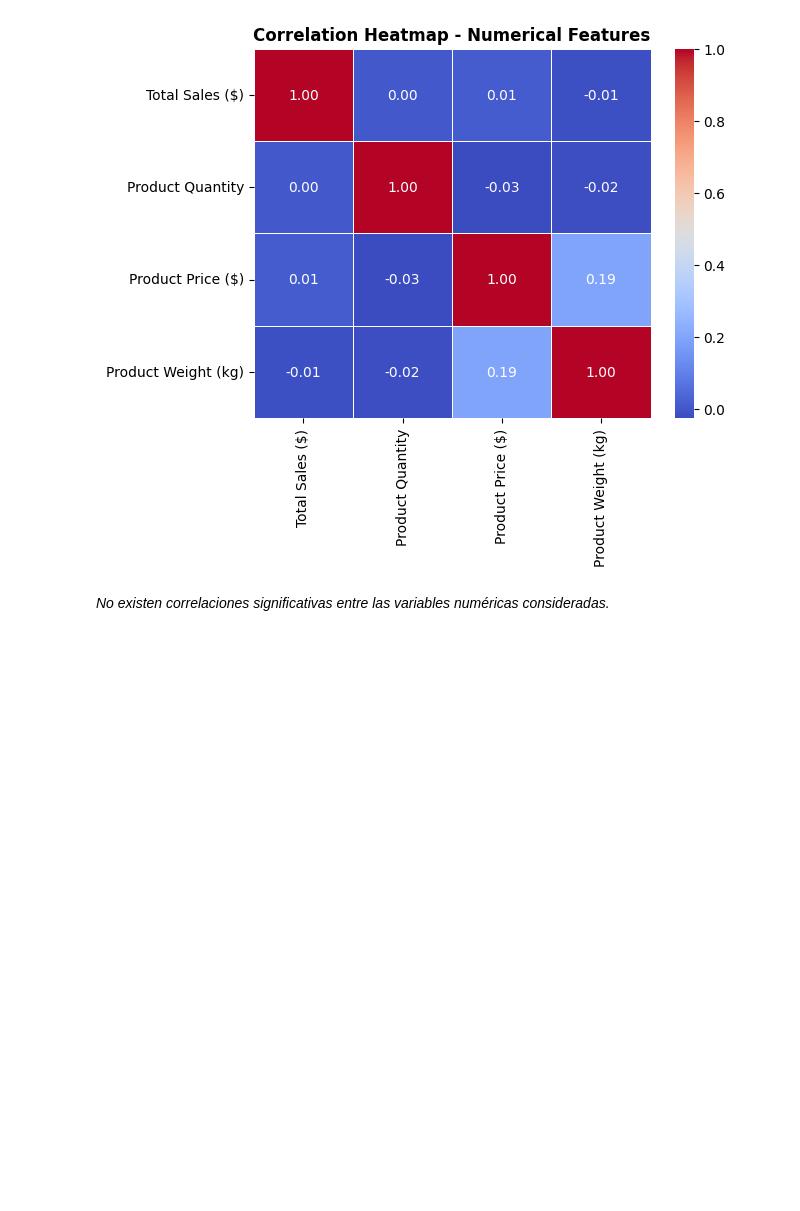
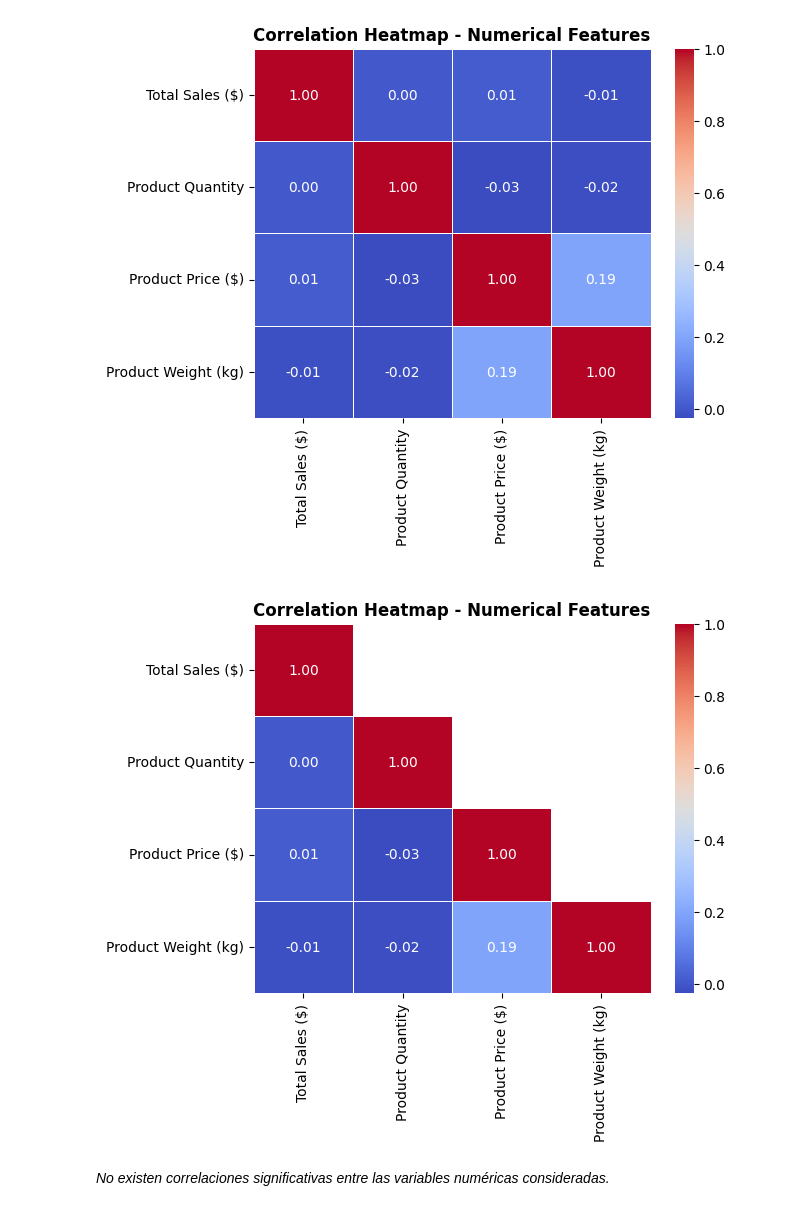
Before and after one commit to Muriburu/ITAcademy, a Jupyter notebook: Sprint 8 - Visualitzacions en Python Scripts en Power BI/Tarea S801.ipynb, the cells around one changed output. Drawn from its saved outputs; the diff is of its cells as text; code cells hidden in the pictures; blank space fills up the shorter version.

```diff
--- a/Sprint 8 - Visualitzacions en Python Scripts en Power BI/Tarea S801.ipynb
+++ b/Sprint 8 - Visualitzacions en Python Scripts en Power BI/Tarea S801.ipynb
@@ -581,6 +582,33 @@ plt.title("Correlation Heatmap - Numerical Features", fontweight="bold")
 plt.show()
 # %% [output]
 [figure]
+# %%
+merged_data = dict_transactions['transactions'] \
+    .merge(dict_transactions['trans_prod'], on="transaction_id", how="inner") \
+    .merge(dict_transactions['products'], on="product_id", how="inner")
+
+numerical_cols = merged_data[["amount", "product_quantity", "price", "weight"]]
+
+numerical_cols = numerical_cols.rename(
+    columns={
+            'amount': 'Total Sales ($)',
+            'price': 'Product Price ($)',
+            'product_quantity': 'Product Quantity',
+            'weight': 'Product Weight (kg)'
+        })
+
+correlation = numerical_cols.corr()
+#print(correlation)
+
+mask = np.triu(np.ones_like(correlation, dtype=bool))   # para quitar la mitad repetida de las correlaciones
+np.fill_diagonal(mask, False)   # para mantener la diagonal
+
+sns.heatmap(correlation, cmap="coolwarm", annot=True, fmt=".2f", linewidths=0.5, mask=mask)
+plt.title("Correlation Heatmap - Numerical Features", fontweight="bold")
+
+plt.show()
+# %% [output]
+[figure, added]
 # %% [markdown]
 *No existen correlaciones significativas entre las variables numéricas consideradas.*
 # %% [markdown]
```
Also changed, not shown: parts of 9 cells of this notebook, 9 other files.
